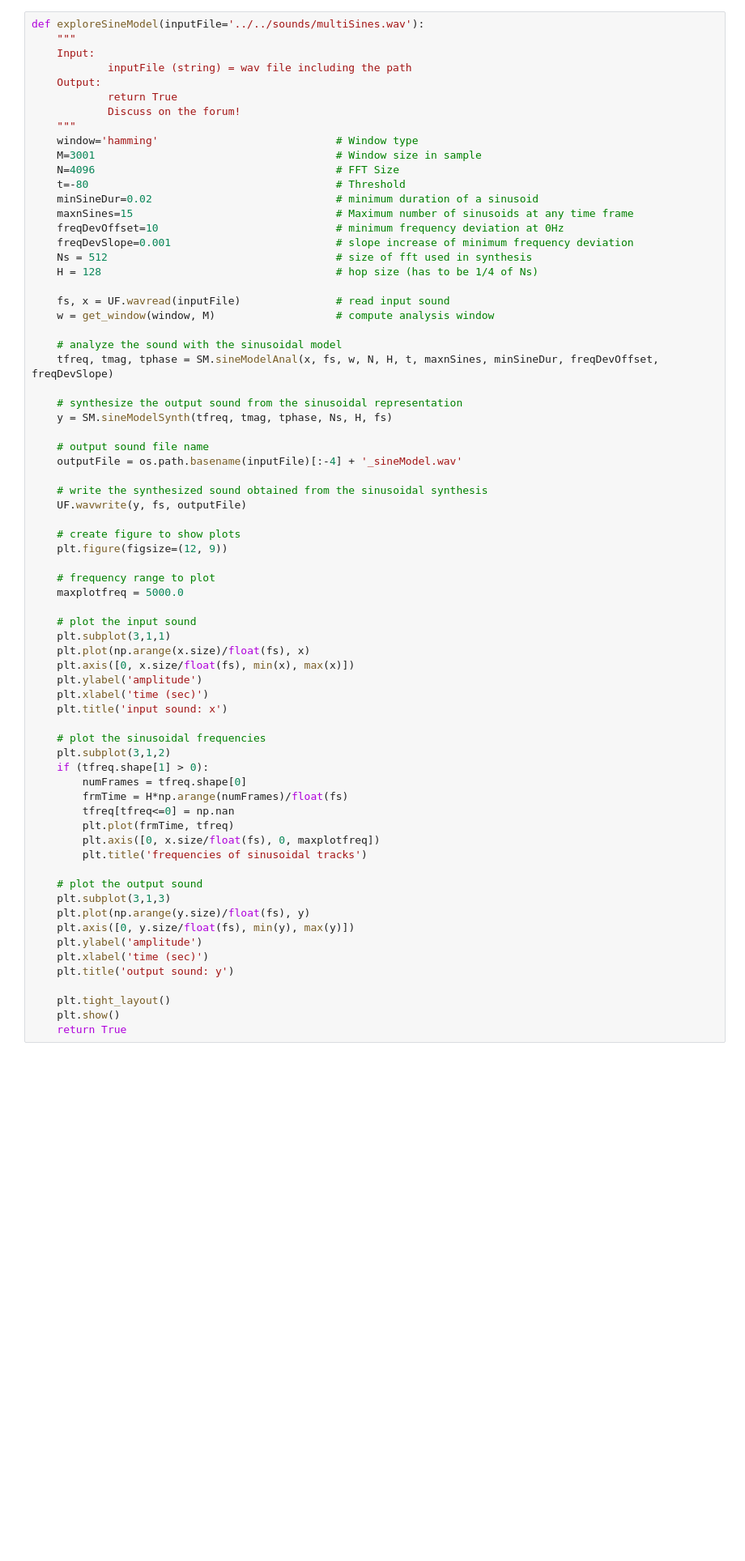
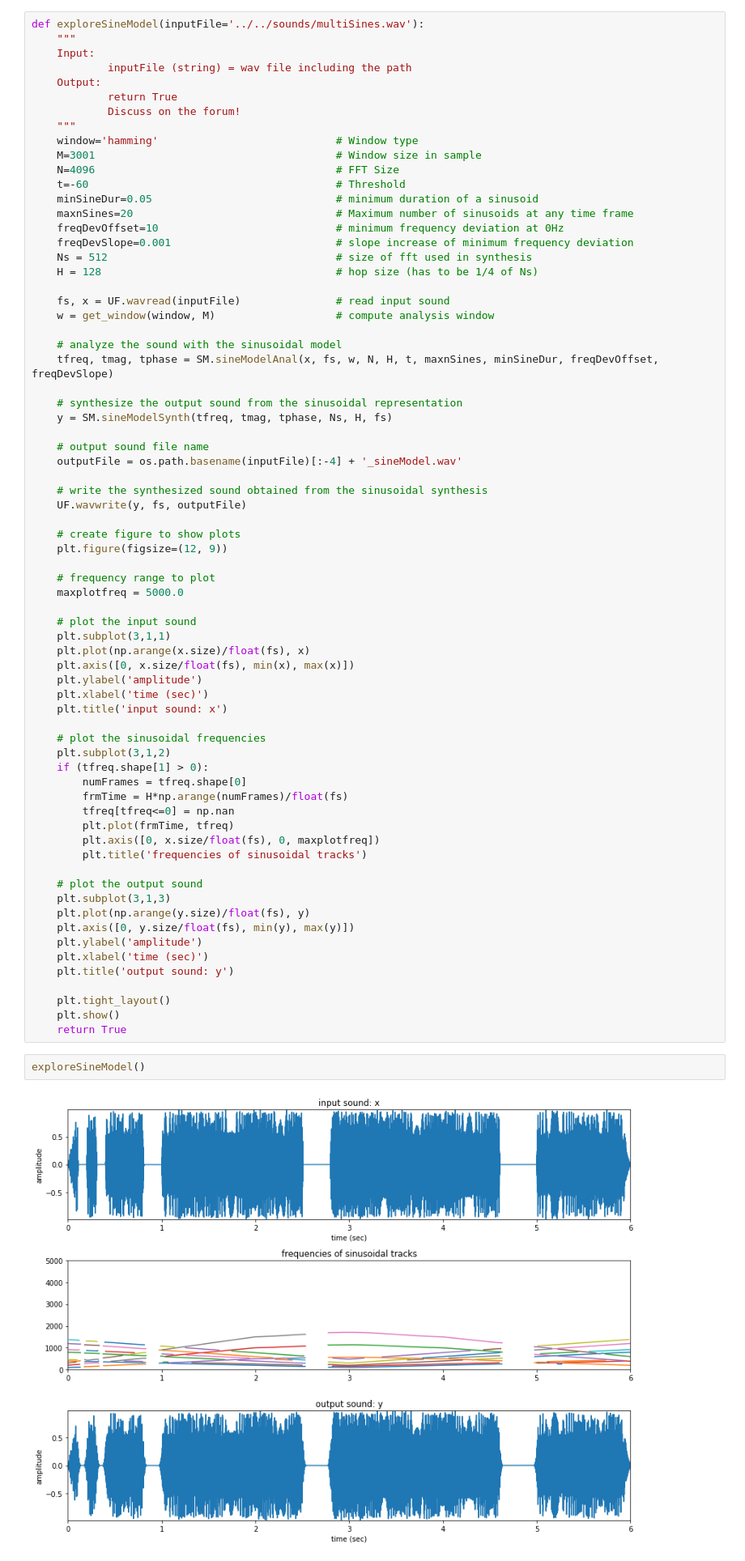
Before and after one commit to jiemojiemo/audio_signal_processing_assignments, a Jupyter notebook: assignments/A5/A5.ipynb, the cells around one changed output. Shown at 81% size. Drawn from its saved outputs; the diff is of its cells as text; blank space fills up the shorter version.

```diff
--- a/assignments/A5/A5.ipynb
+++ b/assignments/A5/A5.ipynb
@@ -446,9 +575,9 @@ def exploreSineModel(inputFile='../../sounds/multiSines.wav'):
     window='hamming'                            # Window type
     M=3001                                      # Window size in sample
     N=4096                                      # FFT Size
-    t=-80                                       # Threshold
-    minSineDur=0.02                             # minimum duration of a sinusoid
-    maxnSines=15                                # Maximum number of sinusoids at any time frame
+    t=-60                                       # Threshold
+    minSineDur=0.05                             # minimum duration of a sinusoid
+    maxnSines=20                                # Maximum number of sinusoids at any time frame
     freqDevOffset=10                            # minimum frequency deviation at 0Hz
     freqDevSlope=0.001                          # slope increase of minimum frequency deviation
     Ns = 512                                    # size of fft used in synthesis
@@ -504,3 +633,7 @@ def exploreSineModel(inputFile='../../sounds/multiSines.wav'):
     plt.tight_layout()
     plt.show()
     return True
+# %%
+exploreSineModel()
+# %% [output]
+[figure, added]
```
Also changed, not shown: parts of 17 cells of this notebook, 8 other files.
